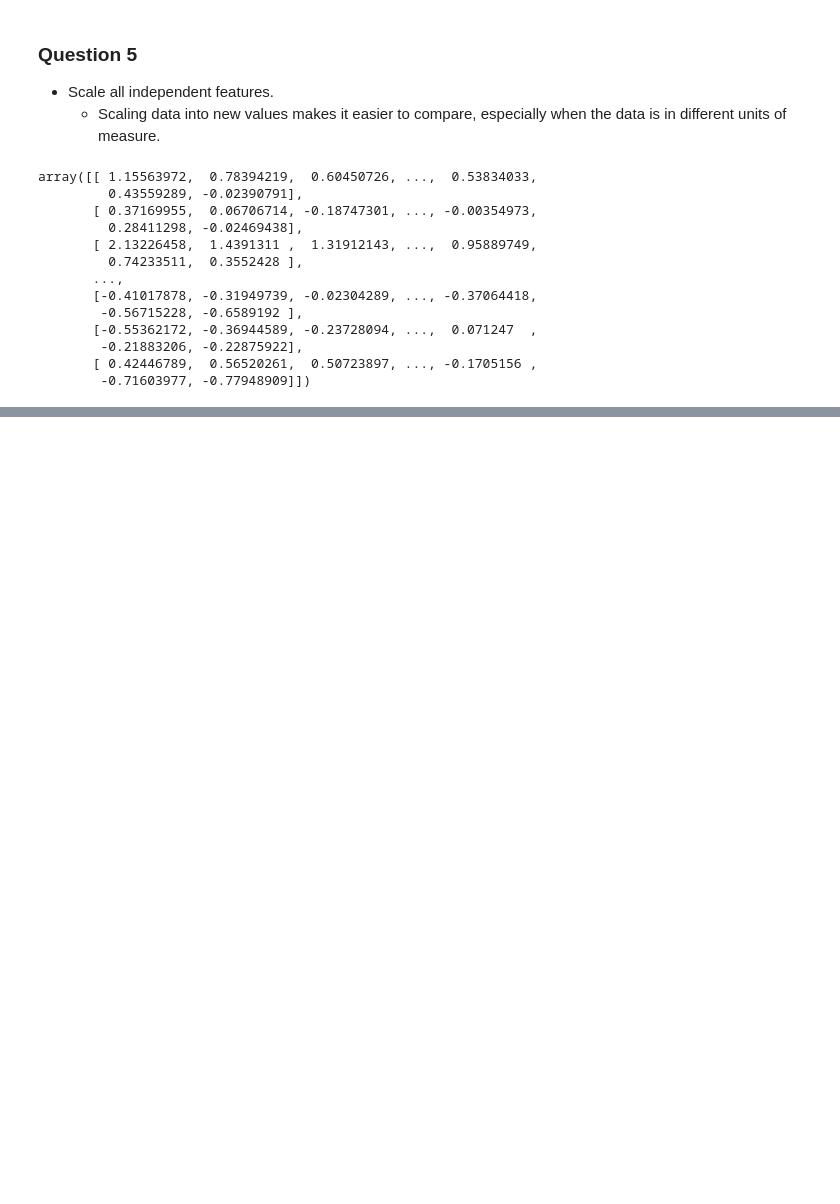
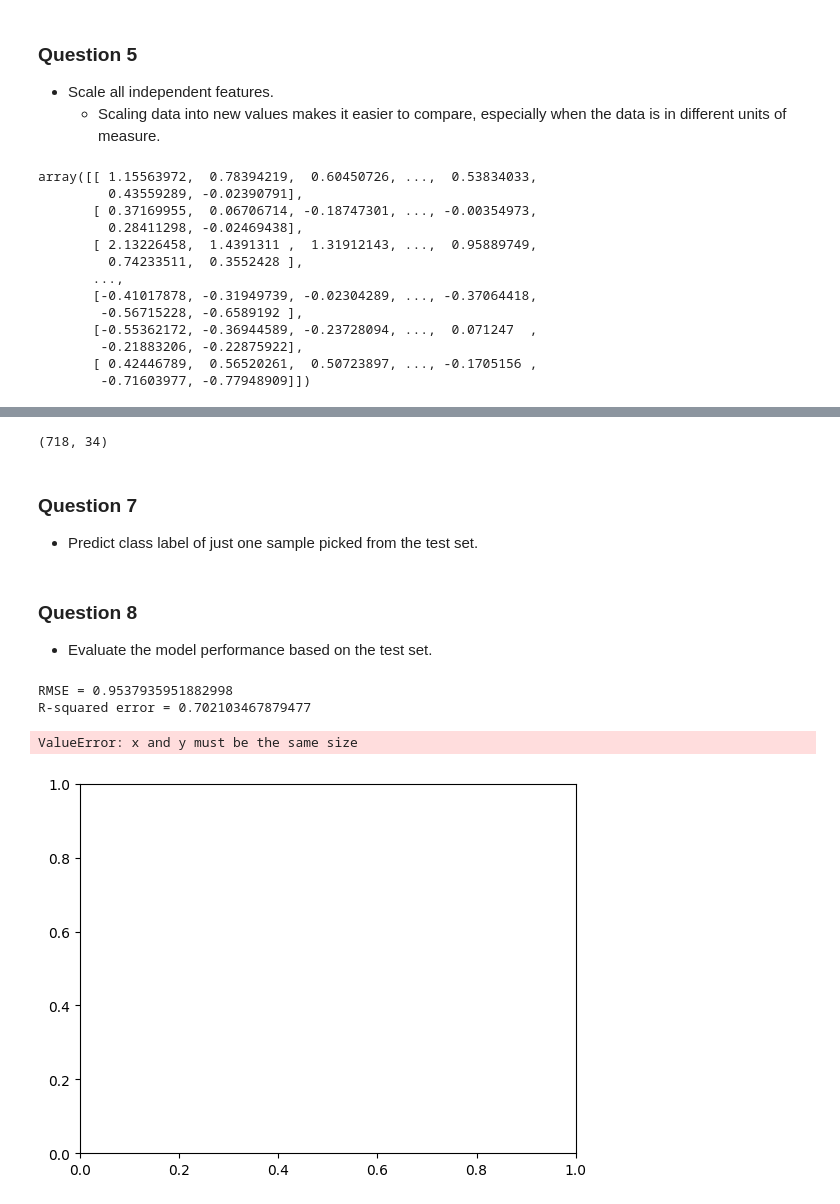
Before and after one commit to natalie2nguyen/MachineLearning, a Jupyter notebook: week3.ipynb, the cells around one changed output, grey strips where cells are left out. Saved outputs shown, nothing was run; the diff lists cells and outputs as text; code cells hidden in the pictures; blank space fills up the shorter version.

Commit message:
question 6

```diff
--- a/week3.ipynb
+++ b/week3.ipynb
@@ -147,0 +140,39 @@ training_set.shape
+# %%
+# Classifier for the training set
+from sklearn.preprocessing import LabelEncoder
+from sklearn.model_selection import train_test_split
+
+X = training_set.drop('Class', axis=1)  # Features
+y = training_set['Class']               # Labels
+# %% [output]
+(718, 34)
+# %% [markdown]
+### Question 7
+- Predict class label of just one sample picked from the test set.
+# %% [markdown]
+### Question 8
+- Evaluate the model performance based on the test set.
+# %%
+import numpy as np
+from sklearn.metrics import mean_squared_error
+from sklearn.metrics import r2_score
+
+print(f'RMSE = {np.sqrt(mean_squared_error(y_test, y_pred))}')
+print(f'R-squared error = {r2_score(y_test, y_pred)}')
+# %% [output]
+RMSE = 0.9537935951882998
+R-squared error = 0.702103467879477
+# %%
+import matplotlib.pyplot as plt
+
+plt_train = plt.scatter(X_train, y_train,  marker='s', color='green')
+plt_test = plt.scatter(X_test, y_test,  marker='o', color='red')
+plt.plot(X_test, y_pred, color='blue', linewidth=3)
+plt.legend ((plt_train, plt_test), ('train', 'test'))
+plt.xlabel ("Engine displacement (liter)")
+plt.ylabel ("Fuel economy (MPG)")
+
+plt.show()
+# %% [output]
+ValueError: x and y must be the same size
+[figure, added]
```
Also changed, not shown: parts of 7 cells of this notebook.
